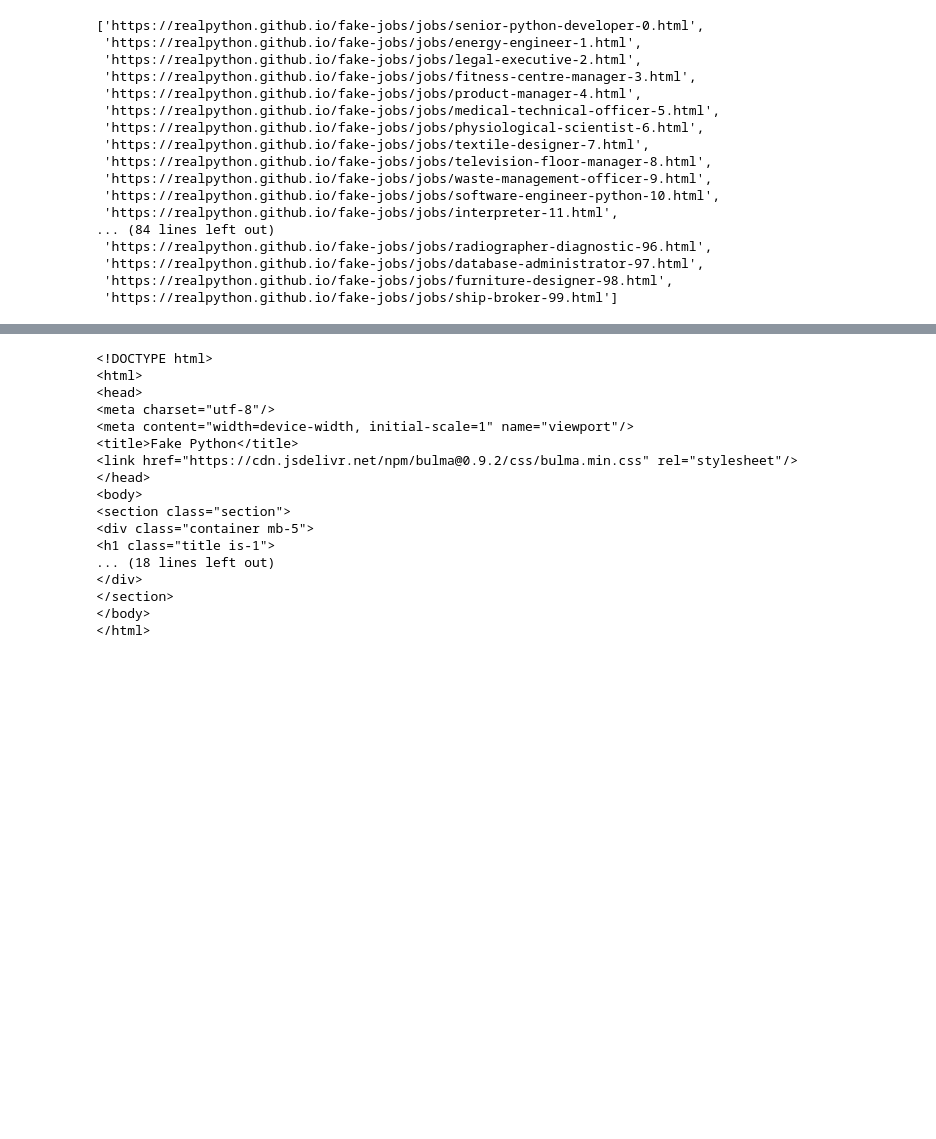
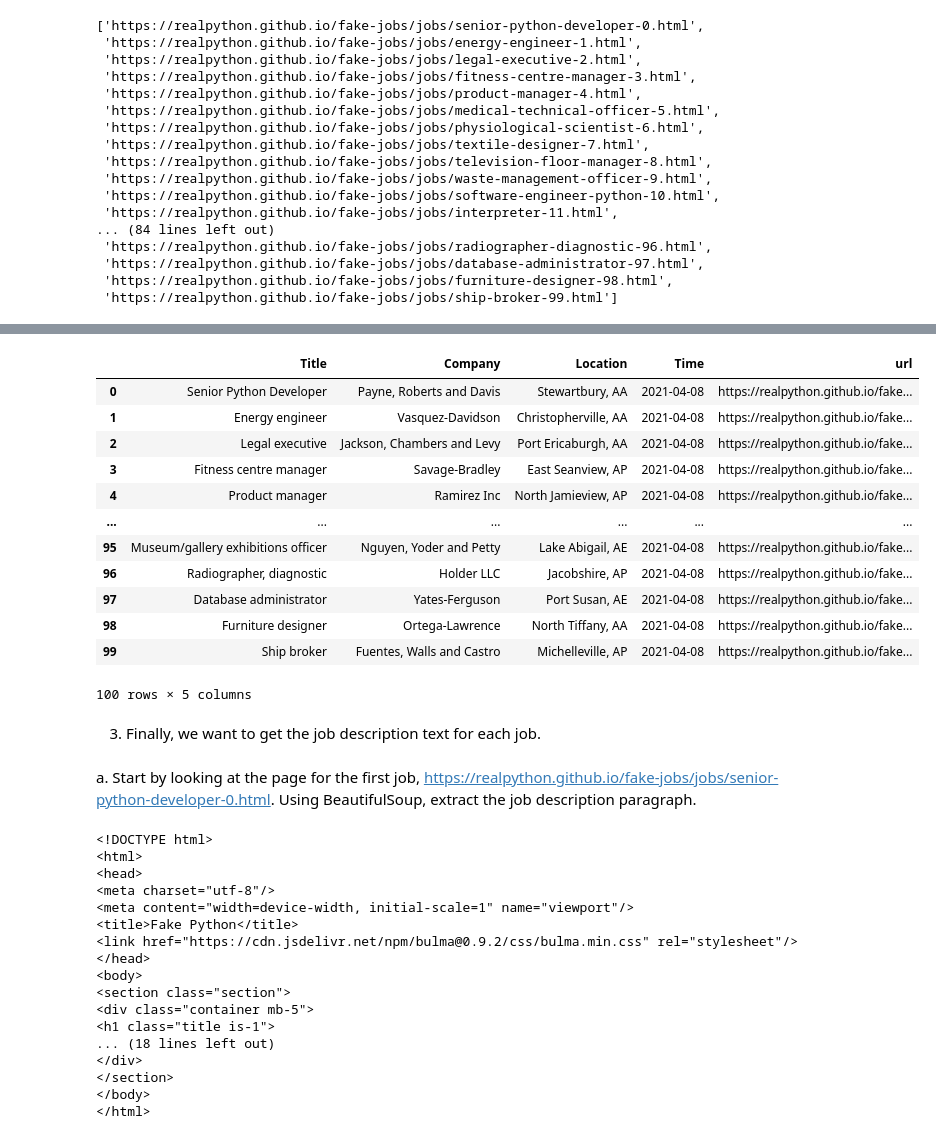
Before and after one commit to NSS-Data-Analytics-Cohort-10/webscraping-aaron-hollinger, a Jupyter notebook: Notebooks/Webscraping-AH.ipynb, the cells around one changed output, grey strips where cells are left out. Drawn from its saved outputs; the diff is of its cells as text; code cells hidden in the pictures; blank space fills up the shorter version.

```diff
--- a/Notebooks/Webscraping-AH.ipynb
+++ b/Notebooks/Webscraping-AH.ipynb
@@ -336,0 +395,4 @@ urls_a
+# %%
+table['index'] = table['index'].astype(str)
+# %%
+table['title_url_final'] = table["url_base"] + table["tile_lower_case_final"] + '-' + table["index"] + '.html'
@@ -337,3 +415,25 @@ urls_a
+# %%
+table['url'] = 'https://realpython.github.io/fake-jobs/jobs/' + table['Title'].astype(str)
+# %%
+table
+# %% [output]
+|  | Title | Company | Location | Time | url |
+| 0 | Senior Python Developer | Payne, Roberts and Davis | Stewartbury, AA | 2021-04-08 | https://realpython.github.io/fake... |
+| 1 | Energy engineer | Vasquez-Davidson | Christopherville, AA | 2021-04-08 | https://realpython.github.io/fake... |
+| 2 | Legal executive | Jackson, Chambers and Levy | Port Ericaburgh, AA | 2021-04-08 | https://realpython.github.io/fake... |
+| 3 | Fitness centre manager | Savage-Bradley | East Seanview, AP | 2021-04-08 | https://realpython.github.io/fake... |
+| 4 | Product manager | Ramirez Inc | North Jamieview, AP | 2021-04-08 | https://realpython.github.io/fake... |
+| ... | ... | ... | ... | ... | ... |
+| 95 | Museum/gallery exhibitions officer | Nguyen, Yoder and Petty | Lake Abigail, AE | 2021-04-08 | https://realpython.github.io/fake... |
+| 96 | Radiographer, diagnostic | Holder LLC | Jacobshire, AP | 2021-04-08 | https://realpython.github.io/fake... |
+| 97 | Database administrator | Yates-Ferguson | Port Susan, AE | 2021-04-08 | https://realpython.github.io/fake... |
+| 98 | Furniture designer | Ortega-Lawrence | North Tiffany, AA | 2021-04-08 | https://realpython.github.io/fake... |
+| 99 | Ship broker | Fuentes, Walls and Castro | Michelleville, AP | 2021-04-08 | https://realpython.github.io/fake... |
+100 rows × 5 columns
+# %% [markdown]
+3. Finally, we want to get the job description text for each job.
+# %% [markdown]
+a. Start by looking at the page for the first job, https://realpython.github.io/fake-jobs/jobs/senior-python-developer-0.html. Using BeautifulSoup, extract the job description paragraph.
 # %%
 URL_description = 'https://realpython.github.io/fake-jobs/jobs/senior-python-developer-0.html'
 
```
Also changed, not shown: parts of 36 cells of this notebook.
